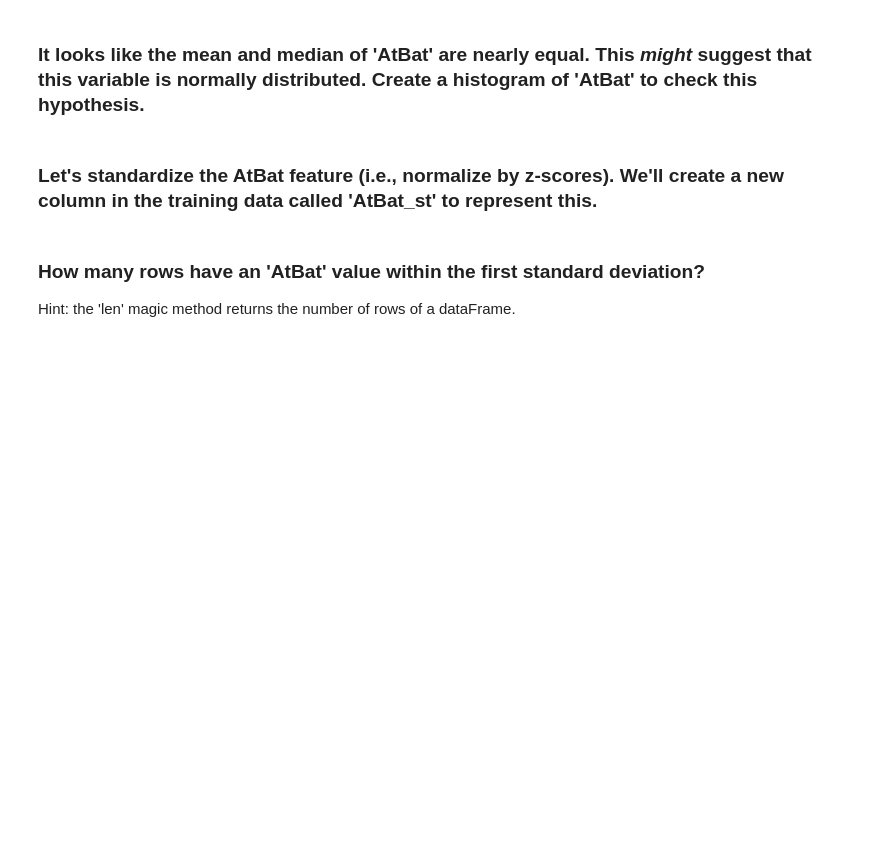
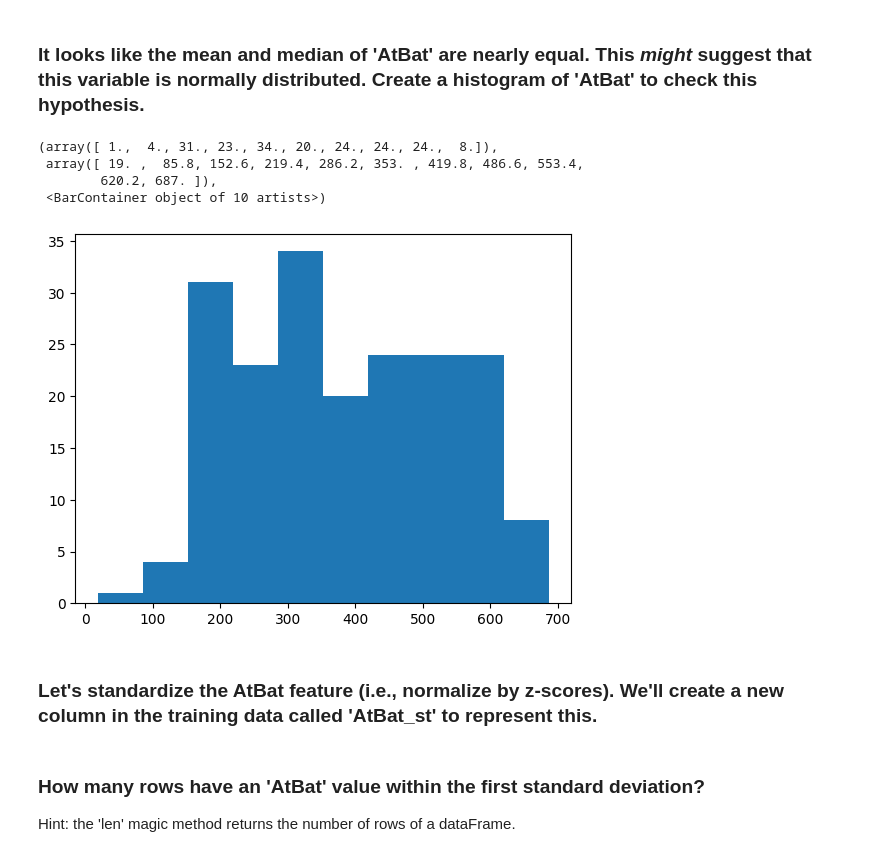
Before and after one commit to lmilun/code_2600, a Jupyter notebook: mod03_eda.ipynb, the cells around one changed output. Saved outputs shown, nothing was run; the diff lists cells and outputs as text; code cells hidden in the pictures; blank space fills up the shorter version.

```diff
--- a/mod03_eda.ipynb
+++ b/mod03_eda.ipynb
@@ -69,7 +117,13 @@ The columns that start with 'C' represent the career totals for that player in e
 # %% [markdown]
 ### It looks like the mean and median of 'AtBat' are nearly equal. This _might_ suggest that this variable is normally distributed. Create a histogram of 'AtBat' to check this hypothesis.
 # %%
-#fillin
+plt.hist(Train['AtBat'])
+# %% [output]
+(array([ 1.,  4., 31., 23., 34., 20., 24., 24., 24.,  8.]),
+ array([ 19. ,  85.8, 152.6, 219.4, 286.2, 353. , 419.8, 486.6, 553.4,
+        620.2, 687. ]),
+ <BarContainer object of 10 artists>)
+[figure, added]
 # %% [markdown]
 ### Let's standardize the AtBat feature (i.e., normalize by z-scores). We'll create a new column in the training data called 'AtBat_st' to represent this.
 # %%
```
Also changed, not shown: parts of 9 cells of this notebook.
